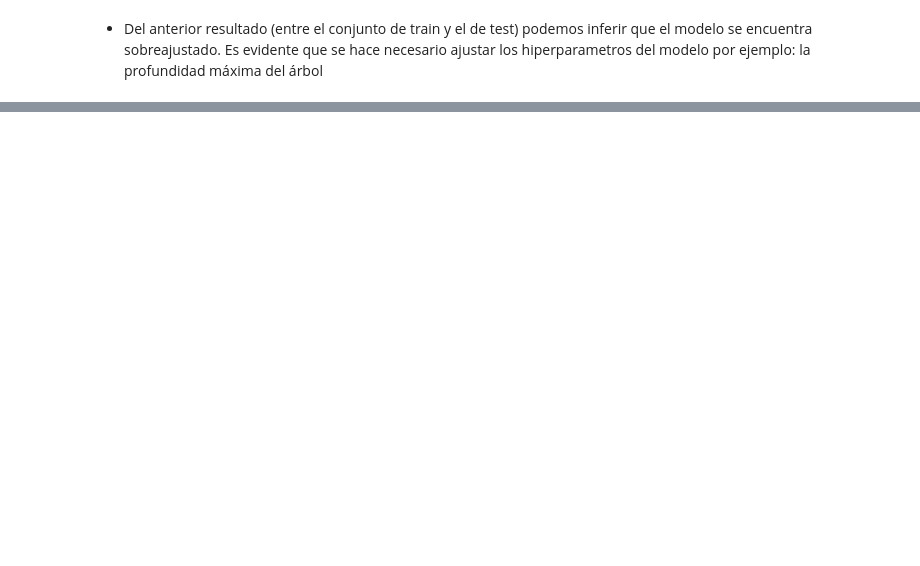
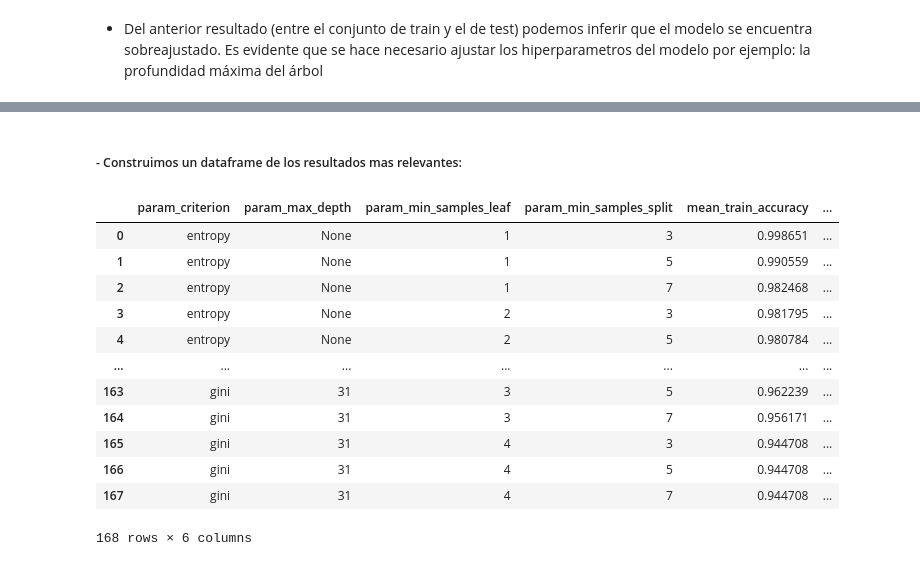
Before and after one commit to Grupo242022/Intro_AA, a Jupyter notebook: Lab 2 preliminar.ipynb, the cells around one changed output, grey strips where cells are left out. Cells and saved outputs as stored; diff of their text form; code cells hidden in the pictures; blank space fills up the shorter version.

```diff
--- a/Lab 2 preliminar.ipynb
+++ b/Lab 2 preliminar.ipynb
@@ -446,0 +472,21 @@ cm_train=confusion_matrix(y_train, y_train_pred, labels=clf.classes_)
+# %% [markdown]
+##### - Construimos un dataframe de los resultados mas relevantes:
+# %%
+results = clf.cv_results_
+df = pd.DataFrame(results)
+df[['param_criterion', 'param_max_depth','param_min_samples_leaf', \
+    'param_min_samples_split', 'mean_train_accuracy', 'mean_train_explained_variance']]
+# %% [output]
+|  | param_criterion | param_max_depth | param_min_samples_leaf | param_min_samples_split | mean_train_accuracy | ... |
+| 0 | entropy | None | 1 | 3 | 0.998651 | ... |
+| 1 | entropy | None | 1 | 5 | 0.990559 | ... |
+| 2 | entropy | None | 1 | 7 | 0.982468 | ... |
+| 3 | entropy | None | 2 | 3 | 0.981795 | ... |
+| 4 | entropy | None | 2 | 5 | 0.980784 | ... |
+| ... | ... | ... | ... | ... | ... | ... |
+| 163 | gini | 31 | 3 | 5 | 0.962239 | ... |
+| 164 | gini | 31 | 3 | 7 | 0.956171 | ... |
+| 165 | gini | 31 | 4 | 3 | 0.944708 | ... |
+| 166 | gini | 31 | 4 | 5 | 0.944708 | ... |
+| 167 | gini | 31 | 4 | 7 | 0.944708 | ... |
+168 rows × 6 columns
```
Also changed, not shown: parts of 22 cells of this notebook.
